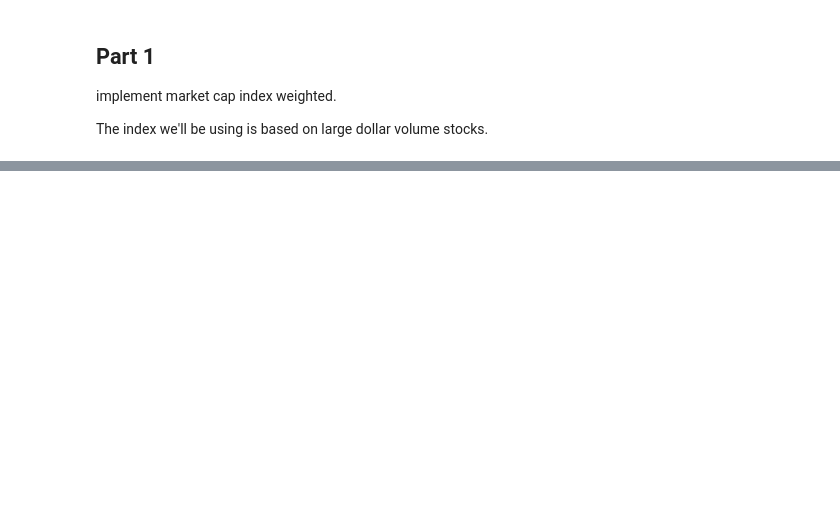
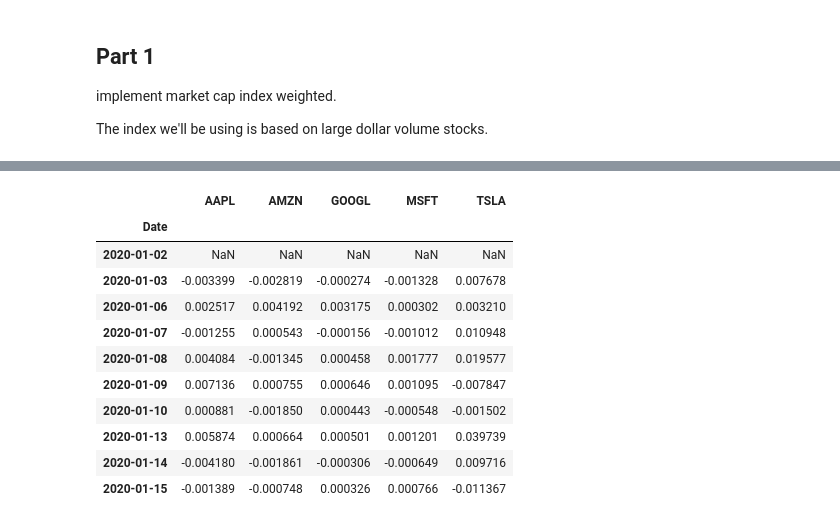
Before and after one commit to AmirGhnbr/smart_beta_portfolio_optimization, a Jupyter notebook: smart_beta_portfolio_optimization.ipynb, the cells around one changed output, grey strips where cells are left out. Cells and saved outputs as stored; diff of their text form; code cells hidden in the pictures; blank space fills up the shorter version.

```diff
--- a/smart_beta_portfolio_optimization.ipynb
+++ b/smart_beta_portfolio_optimization.ipynb
@@ -53,0 +142,36 @@ market_cap_index_weight
+# %%
+def generate_weighted_returns(returns, weights):
+    """
+    Generate weighted returns.
+
+    Parameters
+    ----------
+    returns : DataFrame
+        Returns for each ticker and date
+    weights : DataFrame
+        Weights for each ticker and date
+
+    Returns
+    -------
+    weighted_returns : DataFrame
+        Weighted returns for each ticker and date
+    """
+    weighted_returns = returns*weights
+
+    return weighted_returns
+# %%
+index_weighted_return = generate_weighted_returns(returns, market_cap_index_weight)
+index_weighted_return.head(10)
+# %% [output]
+|  | AAPL | AMZN | GOOGL | MSFT | TSLA |
+| Date |  |  |  |  |  |
+| 2020-01-02 | NaN | NaN | NaN | NaN | NaN |
+| 2020-01-03 | -0.003399 | -0.002819 | -0.000274 | -0.001328 | 0.007678 |
+| 2020-01-06 | 0.002517 | 0.004192 | 0.003175 | 0.000302 | 0.003210 |
+| 2020-01-07 | -0.001255 | 0.000543 | -0.000156 | -0.001012 | 0.010948 |
+| 2020-01-08 | 0.004084 | -0.001345 | 0.000458 | 0.001777 | 0.019577 |
+| 2020-01-09 | 0.007136 | 0.000755 | 0.000646 | 0.001095 | -0.007847 |
+| 2020-01-10 | 0.000881 | -0.001850 | 0.000443 | -0.000548 | -0.001502 |
+| 2020-01-13 | 0.005874 | 0.000664 | 0.000501 | 0.001201 | 0.039739 |
+| 2020-01-14 | -0.004180 | -0.001861 | -0.000306 | -0.000649 | 0.009716 |
+| 2020-01-15 | -0.001389 | -0.000748 | 0.000326 | 0.000766 | -0.011367 |
```
Also changed, not shown: parts of 13 cells of this notebook.
